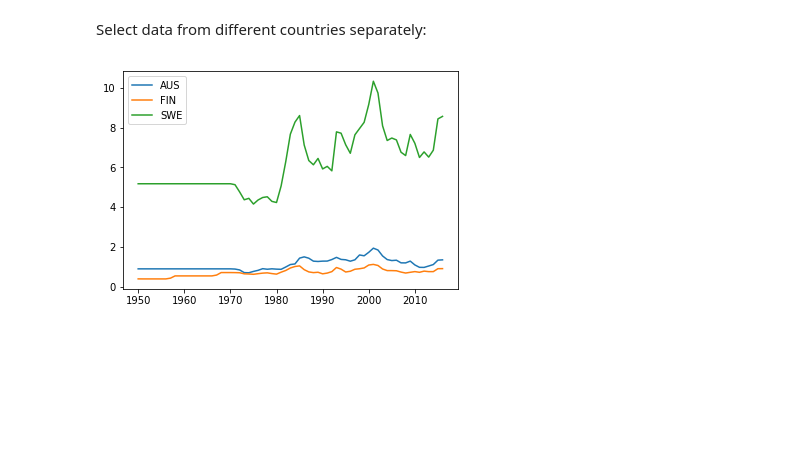
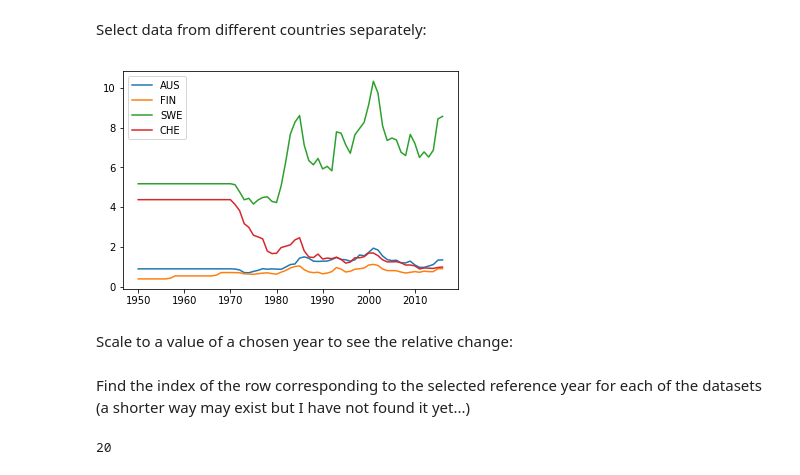
Before and after one commit to katilp/example-notebooks, a Jupyter notebook: Currencies (select, plot).ipynb, the cells around one changed output. Cells and saved outputs as stored; diff of their text form; code cells hidden in the pictures; blank space fills up the shorter version.

Commit message:
Scaling values, adding variables in titles

```diff
--- a/Currencies (select, plot).ipynb
+++ b/Currencies (select, plot).ipynb
@@ -20,13 +20,17 @@ Select data from different countries separately:
 data_aus = dataset[dataset['LOCATION']=='AUS']
 data_fin = dataset[dataset['LOCATION']=='FIN']
 data_swe = dataset[dataset['LOCATION']=='SWE']
+data_che = dataset[dataset['LOCATION']=='CHE']
 # %%
 plt.plot(data_aus['TIME'],data_aus['Value'], label='AUS')
 plt.plot(data_fin['TIME'],data_fin['Value'], label='FIN')
 plt.plot(data_swe['TIME'],data_swe['Value'], label='SWE')
+plt.plot(data_che['TIME'],data_che['Value'], label='CHE')
 
 plt.legend(loc='upper left')
 
 plt.show()
 # %% [output]
-[figure, old version]
+[figure, new version]
+# %% [markdown]
+Scale to a value of a chosen year to see the relative change:
@@ -32,0 +39,7 @@ plt.show()
+# %% [markdown]
+Find the index of the row corresponding to the selected reference year for each of the datasets (a shorter way may exist but I have not found it yet...)
+# %%
+idx_aus = data_aus['Value'][data_aus['TIME']==ref_year].index.tolist()[0]
+idx_aus
+# %% [output]
+20
```
Also changed, not shown: parts of 8 cells of this notebook.
